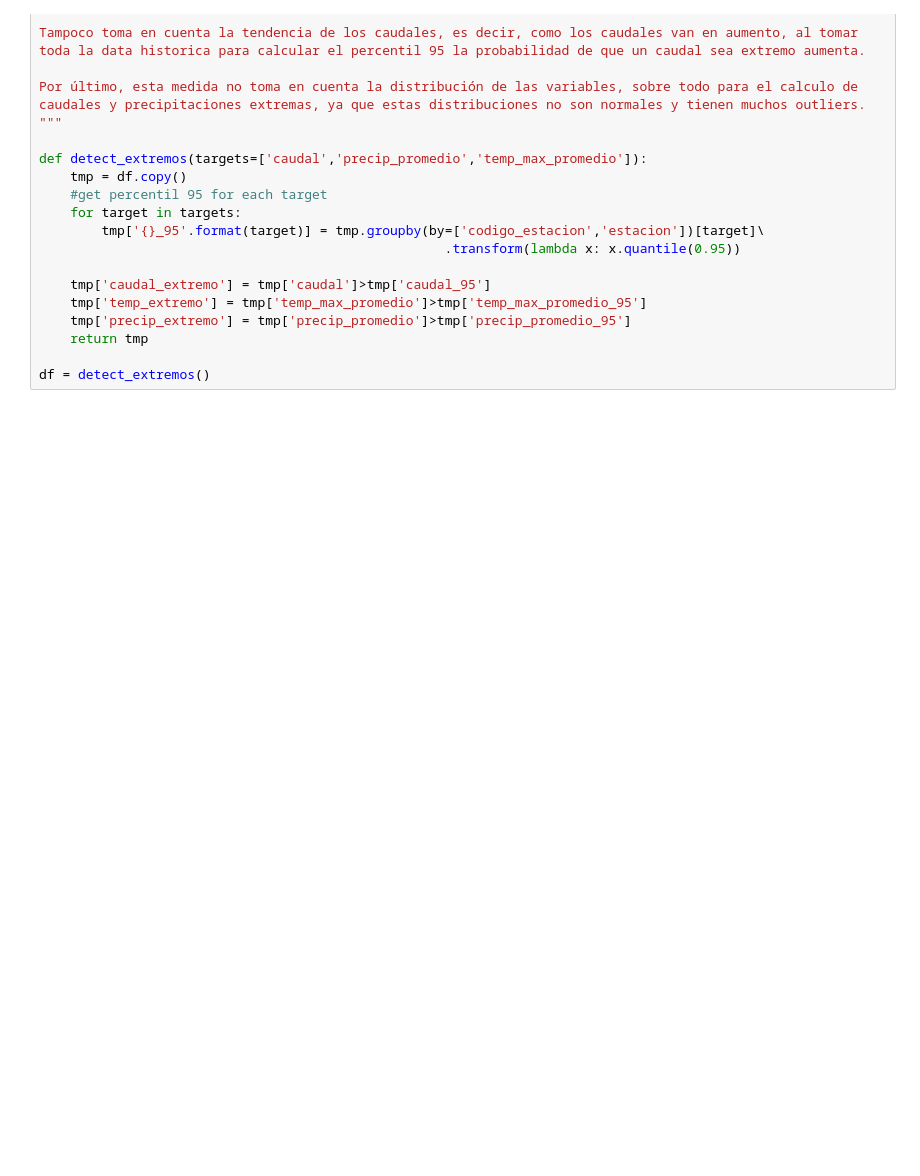
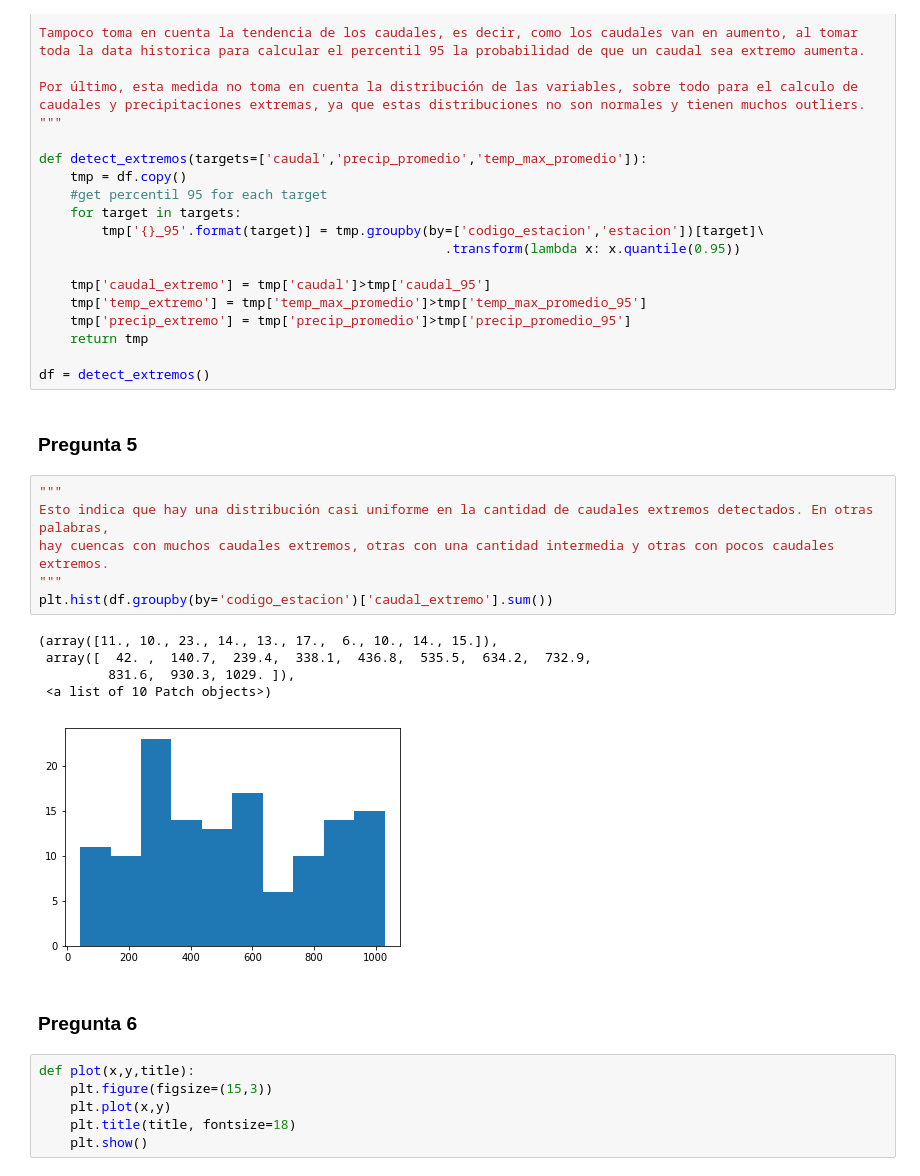
Before and after one commit to bldr1862/SpikeChallenge, a Jupyter notebook: Challenge.ipynb, the cells around one changed output. Cells and saved outputs as stored; diff of their text form; blank space fills up the shorter version.

```diff
--- a/Challenge.ipynb
+++ b/Challenge.ipynb
@@ -273,3 +282,25 @@ def detect_extremos(targets=['caudal','precip_promedio','temp_max_promedio']):
     return tmp
 
 df = detect_extremos()
+# %% [markdown]
+### Pregunta 5
+# %%
+"""
+Esto indica que hay una distribución casi uniforme en la cantidad de caudales extremos detectados. En otras palabras,
+hay cuencas con muchos caudales extremos, otras con una cantidad intermedia y otras con pocos caudales extremos.
+"""
+plt.hist(df.groupby(by='codigo_estacion')['caudal_extremo'].sum())
+# %% [output]
+(array([11., 10., 23., 14., 13., 17.,  6., 10., 14., 15.]),
+ array([  42. ,  140.7,  239.4,  338.1,  436.8,  535.5,  634.2,  732.9,
+         831.6,  930.3, 1029. ]),
+ <a list of 10 Patch objects>)
+[figure, added]
+# %% [markdown]
+### Pregunta 6
+# %%
+def plot(x,y,title):
+    plt.figure(figsize=(15,3))
+    plt.plot(x,y)
+    plt.title(title, fontsize=18)
+    plt.show()
```
Also changed, not shown: parts of 22 cells of this notebook, 1 other file.
